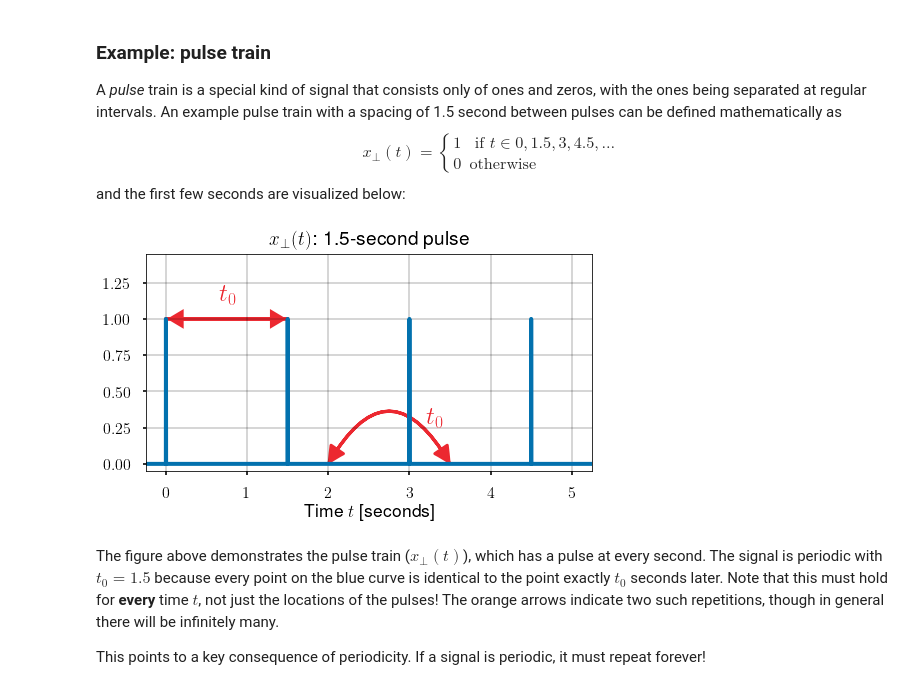
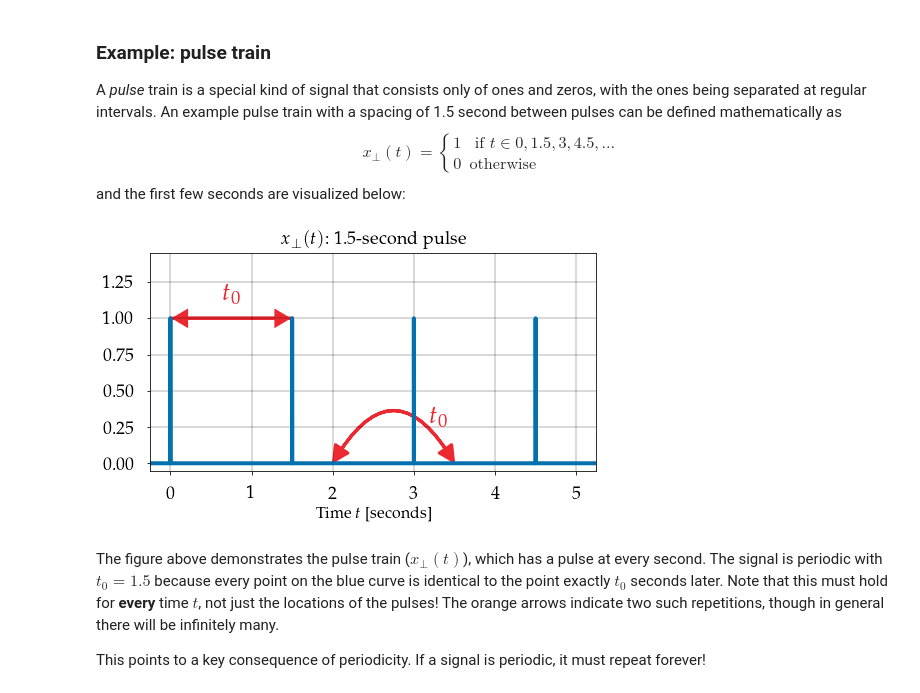
Before and after one commit to bmcfee/dstbook, a Jupyter notebook: content/ch01/Waves.ipynb, the cells around one changed output. Drawn from its saved outputs; the diff is of its cells as text; code cells hidden in the pictures.

```diff
--- a/content/ch01/Waves.ipynb
+++ b/content/ch01/Waves.ipynb
@@ -43,61 +43,73 @@ and the first few seconds are visualized below:
 import matplotlib.pyplot as plt
 import matplotlib.style
 from matplotlib import cycler
+import matplotlib.path as path
 import numpy as np
 import matplotlib.patches as patches
-
-matplotlib.style.use('seaborn-poster')
-#matplotlib.style.use('fast')
+import matplotlib.font_manager
 
 from matplotlib import rc
-rc('font',**{'family':'sans-serif','sans-serif':['Helvetica']})
+#rc('font',**{'family':'sans-serif','sans-serif':['Helvetica']})
+
+rc('patch', linewidth=0.5)
+
+rc('lines', linewidth=4)
+
+rc('xtick', **{'major.pad': 12, 'labelsize': 18})
+rc('ytick', **{'major.pad': 12, 'labelsize': 18})
+
+
+rc('font',**{'family':'serif', 'serif': ['Palatino']})
 rc('text', usetex=True)
-rc('lines', linewidth=4)
-rc('grid', c='0.0', ls='-', alpha=0.2)
+
+rc('lines', linewidth=4, markersize=16, markeredgewidth=0)
+rc('grid', c='0.0', ls='-', alpha=0.2, linewidth=1.5)
 rc('animation', html='html5')
-rc('axes', grid=True)
-rc('legend', frameon=True, framealpha=0.9)
+rc('axes', grid=True, labelsize=16, titlesize=18)
+rc('legend', frameon=True, framealpha=0.9, fontsize=18)
 rc('figure', figsize=(8,8))
 
-rc('axes', prop_cycle=cycler('color', ['0271AE', 'EC2830', 'F7E43C',
-                                         '008D5D', '6E3B87', 'FA902D',
-                                         '0095B7', 'CB0C7B', 'FFC438',
-                                         '88B93B', '444F95', 'F16232']))
+colors = ['#0271AE', '#EC2830', '#FFC438',  # blue, red, light orange
+            '#008D5D', '#6E3B87', '#FA902D',  # green, purple, orange
+            '#0095B7', '#CB0C7B', '#F7E43C',  # cyan, magenta, yellow
+            '#88B93B', '#444F95', '#F16232']  # pea green, dark blue, dark orange
+
+rc('axes', prop_cycle=cycler('color', colors))
+
+
 
 np.random.seed(20200101)
 # %%
 fs = 1000
 t = np.linspace(-0.25, 5.25, endpoint=False, num=5.5 * fs)
 x = np.zeros_like(t)
 x[t / 1.5 == np.round(t/1.5)] = 1
 
 
 plt.figure(figsize=(8,4))
-
-colors = plt.rcParams["axes.prop_cycle"].by_key()["color"]
 
 plt.plot(t, x, label=r'$x_\perp(t)$')
 plt.title(r'$x_\perp(t)$: 1.5-second pulse')
 plt.xlabel('Time $t$ [seconds]');
 
 style="simple,tail_width=0.5,head_width=0.1,head_length=0.2"
 kw = dict(color=colors[1], linewidth=3)
 plt.arrow(0, 1.0, 1.3, 0,  head_width=0.1, **kw)
 plt.arrow(1.5, 1.0, -1.3, 0, head_width=0.1, **kw)
 
 a2 = patches.FancyArrowPatch((2.,0.0), (3.5,0.0), connectionstyle="angle3,angleA=60,angleB=-60",  arrowstyle='simple, head_width=15, head_length=15', **kw)
 a3 = patches.FancyArrowPatch((3.5,0.0), (2.,0.0), connectionstyle="angle3,angleA=-60,angleB=60",  arrowstyle='simple, head_width=15, head_length=15', **kw)
 
 plt.gca().add_patch(a2)
 plt.gca().add_patch(a3)
 
 plt.text(0.65, 1.1, r'$t_0$', color=colors[1], size=25);
 plt.text(3.2, 0.25, r'$t_0$', color=colors[1], size=25);
 
 plt.xlim([-0.25, 5.25])
 plt.ylim([-0.05, 1.45]);
 # %% [output]
-[figure, old version]
+[figure, new version]
 # %% [markdown]
 The figure above demonstrates the pulse train ($x_\perp(t)$), which has a pulse at every second.
 The signal is periodic with $t_0 = 1.5$ because every point on the blue curve is identical to the point exactly $t_0$ seconds later.
```
Also changed, not shown: parts of 13 cells of this notebook, 3 other files.
